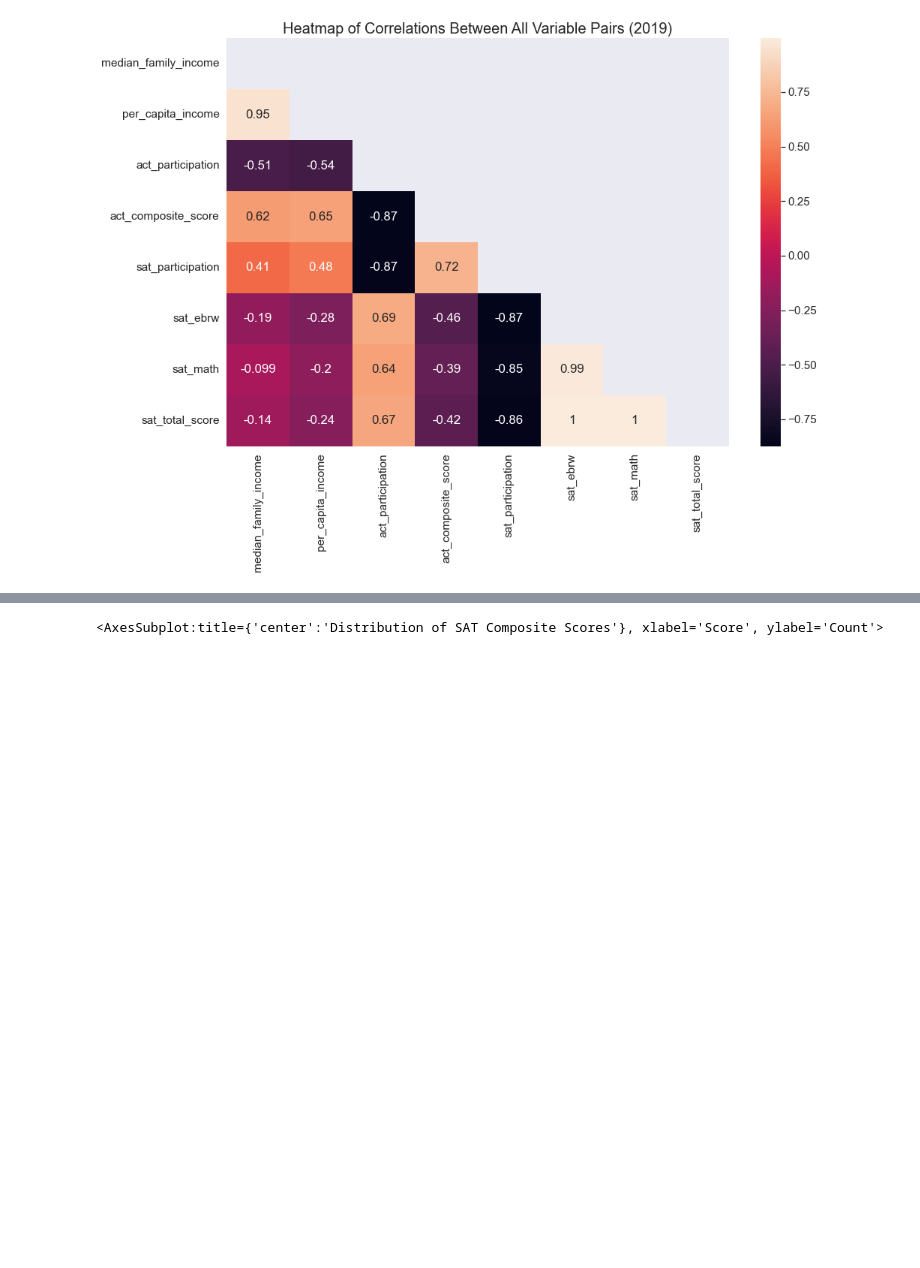
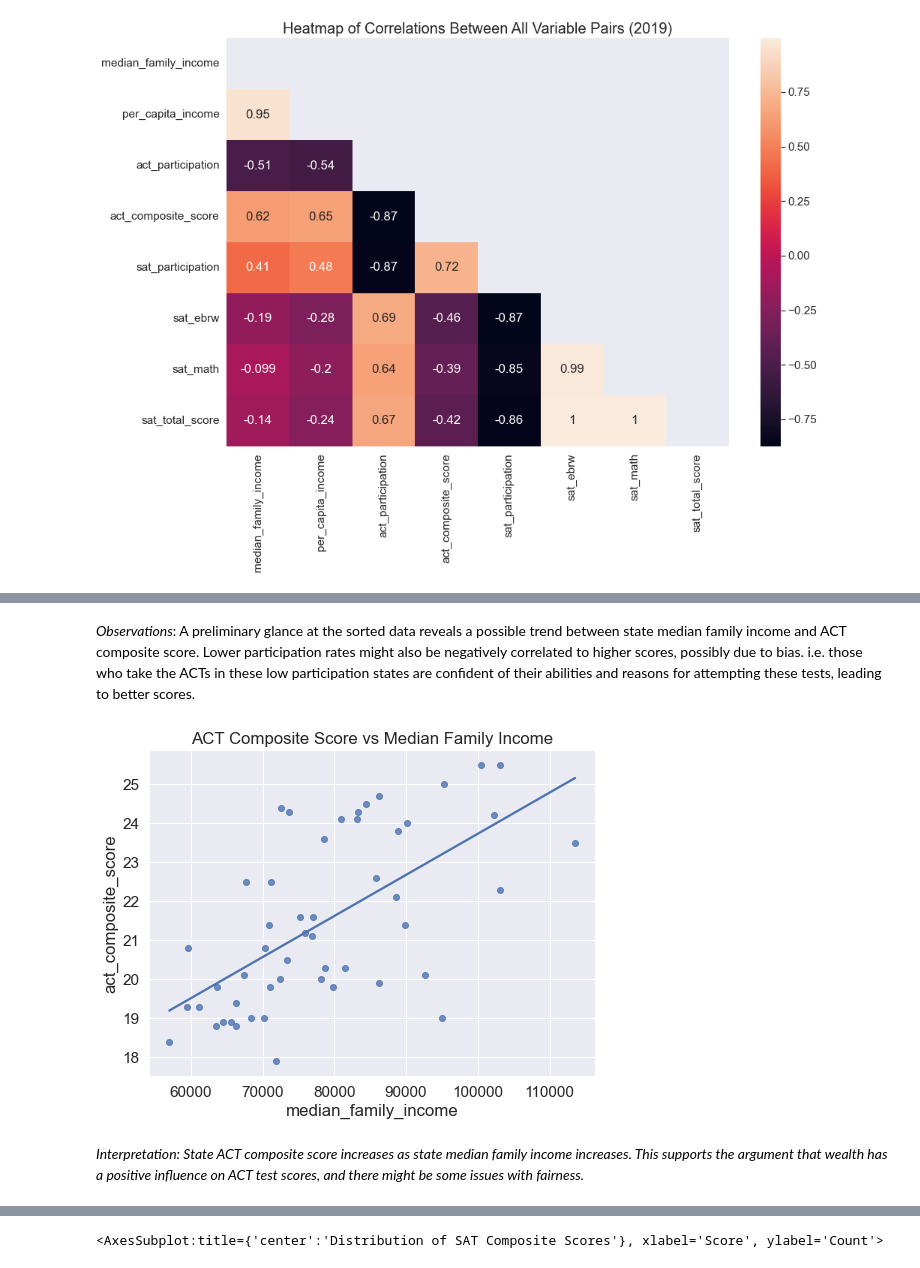
Before and after one commit to twliam/DSI33-Proj1, a Jupyter notebook: Technical Report SAT and ACT Analysis.ipynb, the cells around one changed output, grey strips where cells are left out. Saved outputs shown, nothing was run; the diff lists cells and outputs as text; code cells hidden in the pictures; blank space fills up the shorter version.

```diff
--- a/Technical Report SAT and ACT Analysis.ipynb
+++ b/Technical Report SAT and ACT Analysis.ipynb
@@ -706,0 +513,16 @@ A scatter plot might reveal trends between moderately correlated variables.
+# %% [markdown]
+*Observations*: A preliminary glance at the sorted data reveals a possible trend between state median family income and ACT composite score.
+Lower participation rates might also be negatively correlated to higher scores, possibly due to bias. i.e. those who take the ACTs in these low participation states are confident of their abilities and reasons for attempting these tests, leading to better scores.
+# %%
+x = merged['median_family_income']
+y = merged['act_composite_score']
+
+fig, ax1 = plt.subplots(1, 1, figsize=(8,6))
+
+title1 = "ACT Composite Score vs Median Family Income"
+create_scatterplot(title1, x, y, 'Median family income', 'ACT composite score', ax = ax1)
+# %% [output]
+[figure, added]
+# %% [markdown]
+*Interpretation:
+State ACT composite score increases as state median family income increases. This supports the argument that wealth has a positive influence on ACT test scores, and there might be some issues with fairness.*
```
Also changed, not shown: parts of 52 cells of this notebook.
